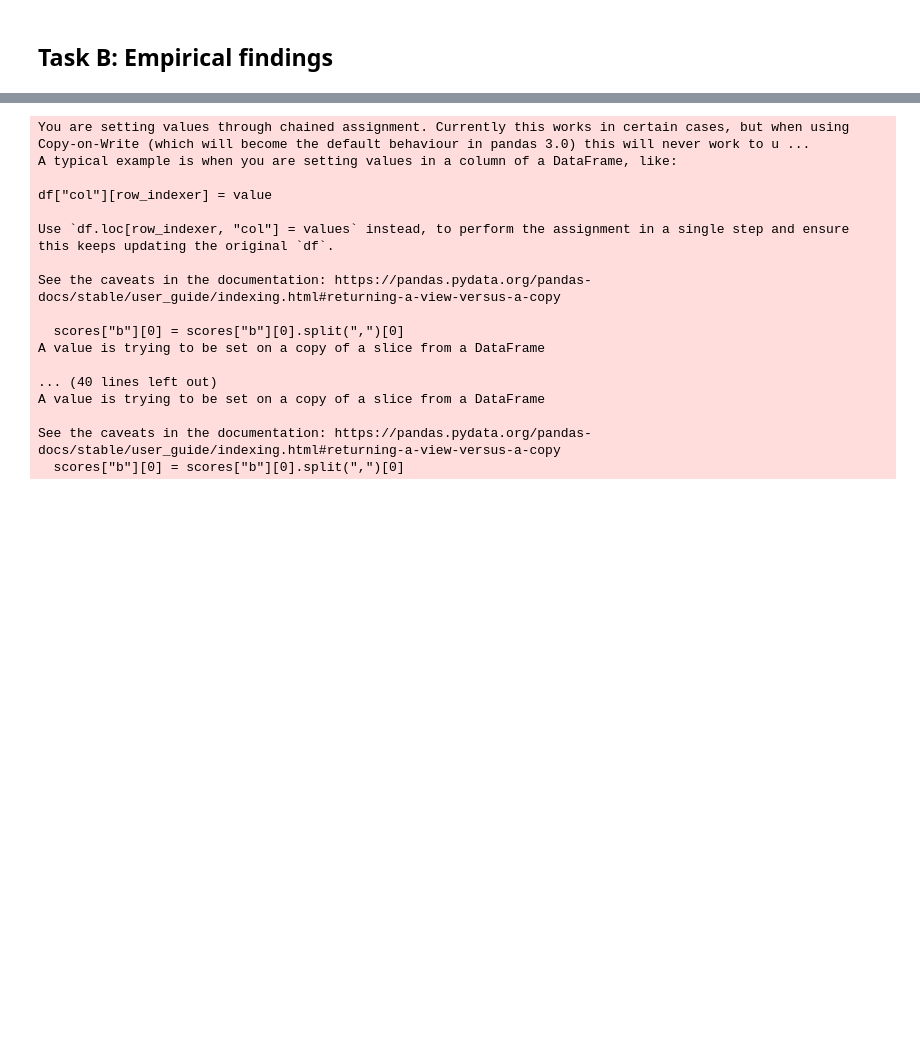
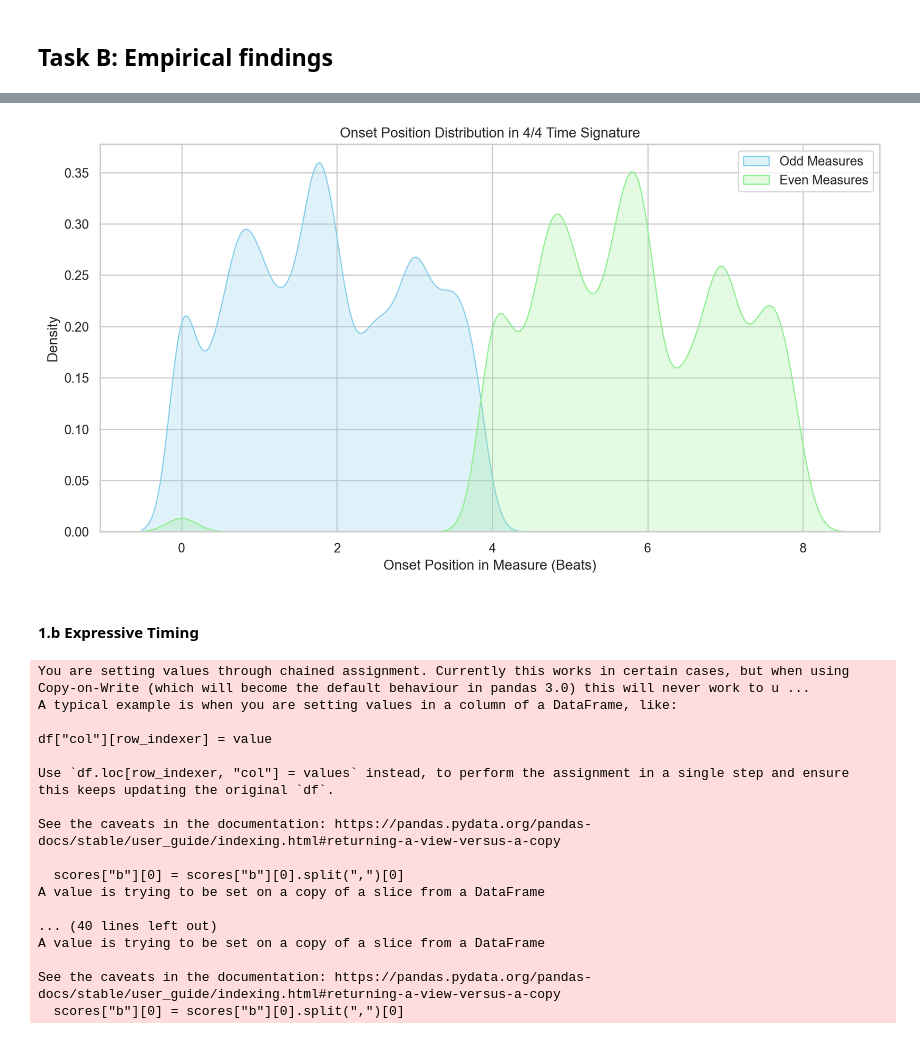
Before and after one commit to JorisMonnet/DM_Assignement1, a Jupyter notebook: empirical_findings.ipynb, the cells around one changed output, grey strips where cells are left out. Saved outputs shown, nothing was run; the diff lists cells and outputs as text; code cells hidden in the pictures; blank space fills up the shorter version.

```diff
--- a/empirical_findings.ipynb
+++ b/empirical_findings.ipynb
@@ -14,3 +86,25 @@ Due Date: 27/03/2024
+# %%
+score3_df['onset_in_measure'] = pd.to_numeric(score3_df['onset_in_measure'], errors='coerce')
+score3_df = score3_df.dropna(subset=['onset_in_measure'])
+
+odd_measures_onsets = score3_df[score3_df['measure_number'] % 2 == 1]['onset_in_measure']
+even_measures_onsets = score3_df[score3_df['measure_number'] % 2 == 0]['onset_in_measure'] + 4
+even_measures_onsets = even_measures_onsets % 8
+
+sns.set(style="whitegrid")
+fig, ax = plt.subplots(figsize=(12, 6))
+sns.kdeplot(odd_measures_onsets, bw_adjust=0.5, fill=True, color='skyblue', label='Odd Measures', ax=ax)
+sns.kdeplot(even_measures_onsets, bw_adjust=0.5, fill=True, color='lightgreen', label='Even Measures', ax=ax)
+ax.set_title('Onset Position Distribution in 4/4 Time Signature')
+ax.set_xlabel('Onset Position in Measure (Beats)')
+ax.set_ylabel('Density')
+ax.legend()
+
+plt.show()
+# %% [output]
+[figure, added]
+# %% [markdown]
+#### 1.b Expressive Timing
 # %%
 from task_b.q1b import get_rawdata, violinplot_eachpart, plot_third_part
 # %%
```
Also changed, not shown: parts of 7 cells of this notebook, 1 other file.
